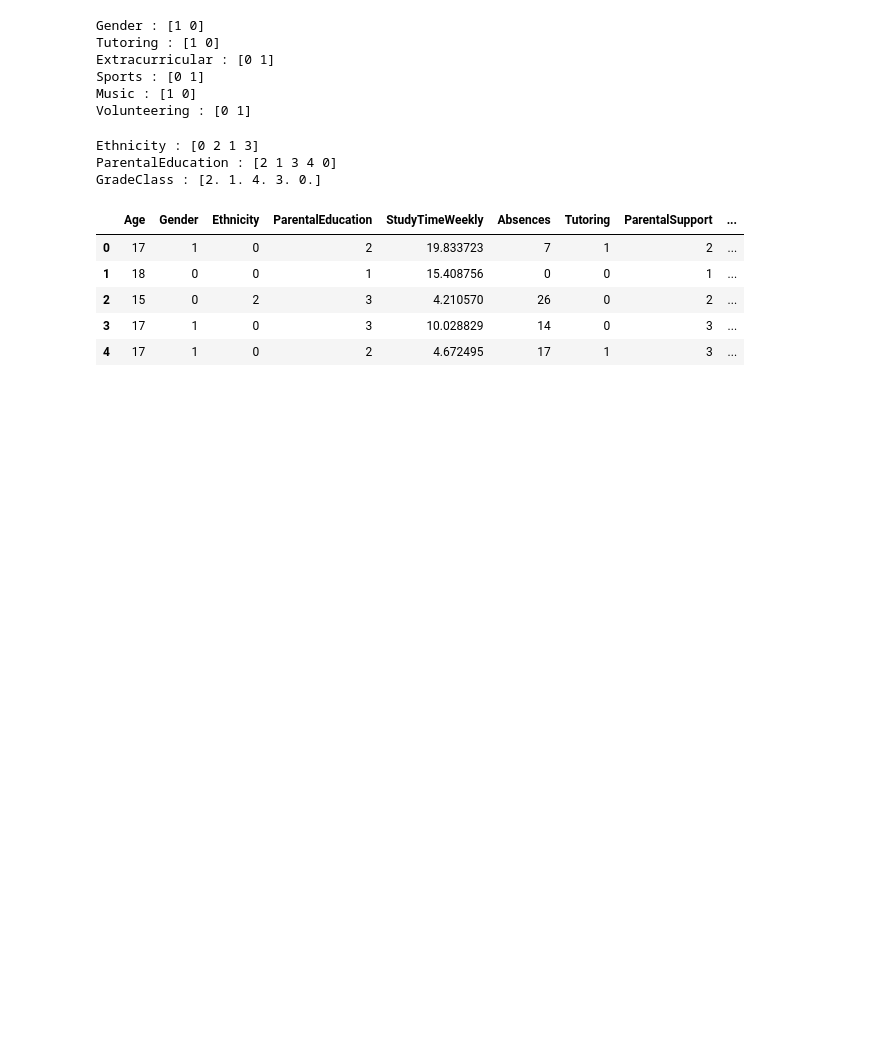
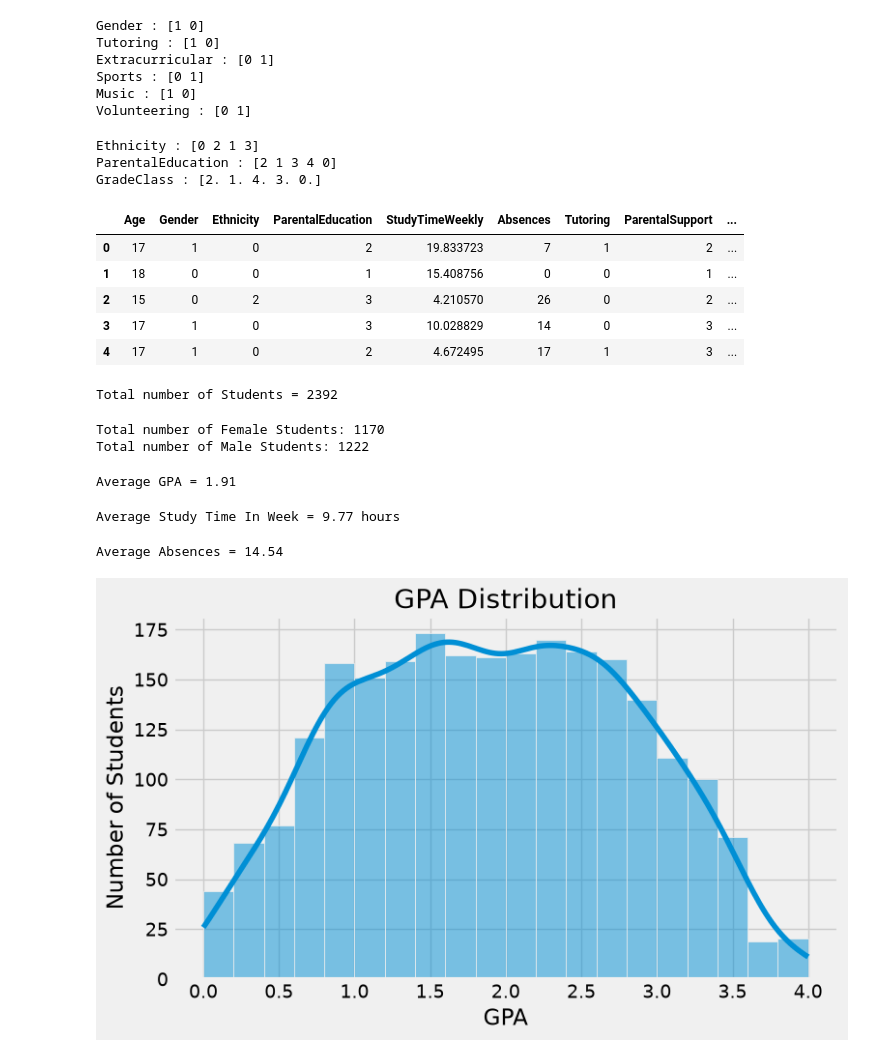
Before and after one commit to arman-ali07/Student-Performance-Prediction, a Jupyter notebook: students.ipynb, the cells around one changed output. Saved outputs shown, nothing was run; the diff lists cells and outputs as text; code cells hidden in the pictures; blank space fills up the shorter version.

Commit message:
Visualization Start

```diff
--- a/students.ipynb
+++ b/students.ipynb
@@ -170,3 +170,39 @@ df.head()
 | 2 | 15 | 0 | 2 | 3 | 4.210570 | 26 | 0 | 2 | ... |
 | 3 | 17 | 1 | 0 | 3 | 10.028829 | 14 | 0 | 3 | ... |
 | 4 | 17 | 1 | 0 | 2 | 4.672495 | 17 | 1 | 3 | ... |
+# %%
+print(f"Total number of Students = {df.shape[0]}")
+# %% [output]
+Total number of Students = 2392
+# %%
+female = (df["Gender"] == 0).sum()
+male = (df["Gender"] == 1).sum()
+
+print("Total number of Female Students:", female)
+print("Total number of Male Students:", male)
+# %% [output]
+Total number of Female Students: 1170
+Total number of Male Students: 1222
+# %%
+print(f"Average GPA = {round(df["GPA"].mean(), 2)}")
+# %% [output]
+Average GPA = 1.91
+# %%
+print(f"Average Study Time In Week = {round(df['StudyTimeWeekly'].mean(), 2)} hours")
+# %% [output]
+Average Study Time In Week = 9.77 hours
+# %%
+print(f"Average Absences = {round(df["Absences"].mean(), 2)}")
+# %% [output]
+Average Absences = 14.54
+# %%
+plt.figure(figsize=(8,5))
+sns.histplot(df["GPA"], kde=True, bins=20)
+
+plt.title("GPA Distribution")
+plt.xlabel("GPA")
+plt.ylabel("Number of Students")
+plt.tight_layout()
+plt.show()
+# %% [output]
+[figure, added]
```
